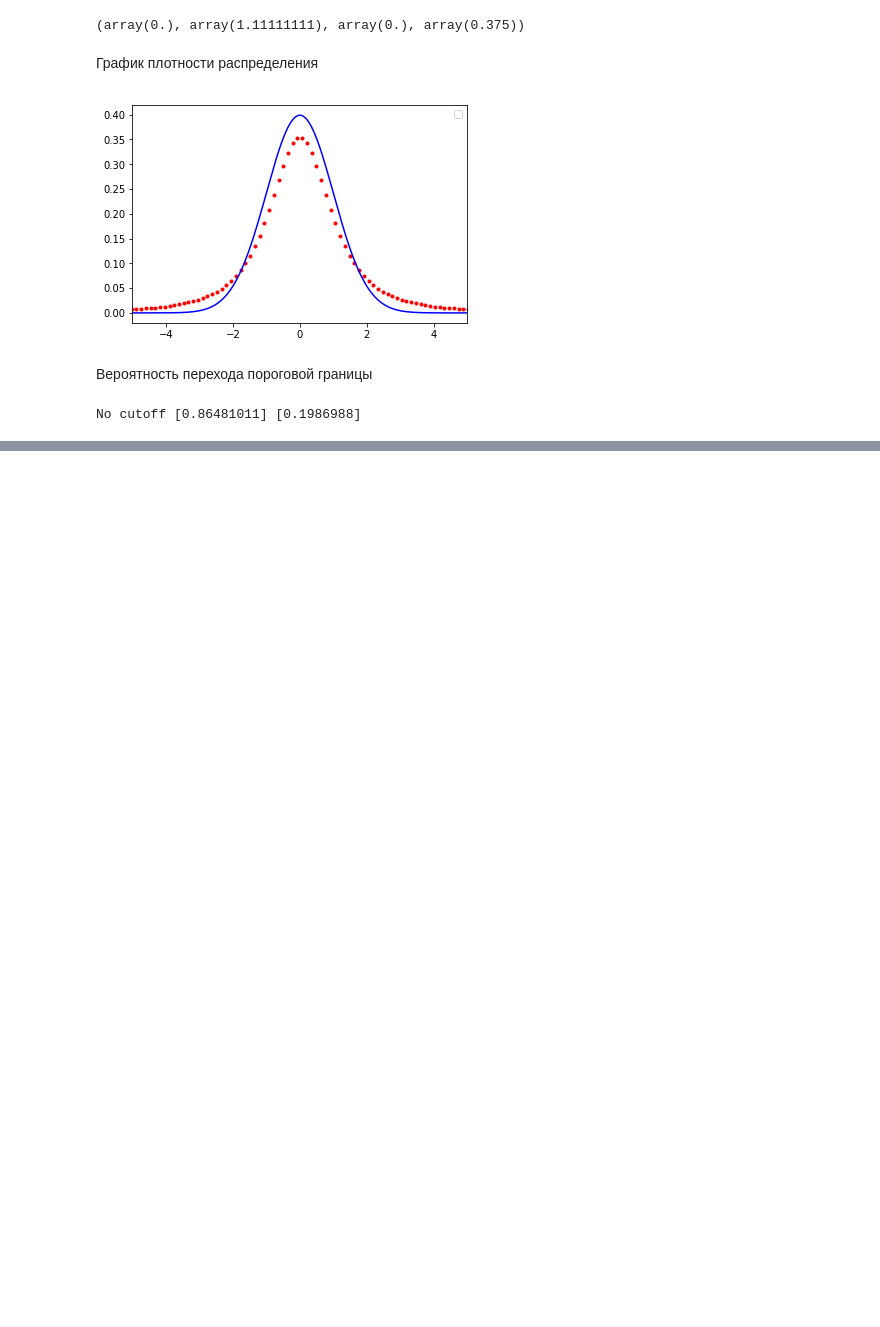
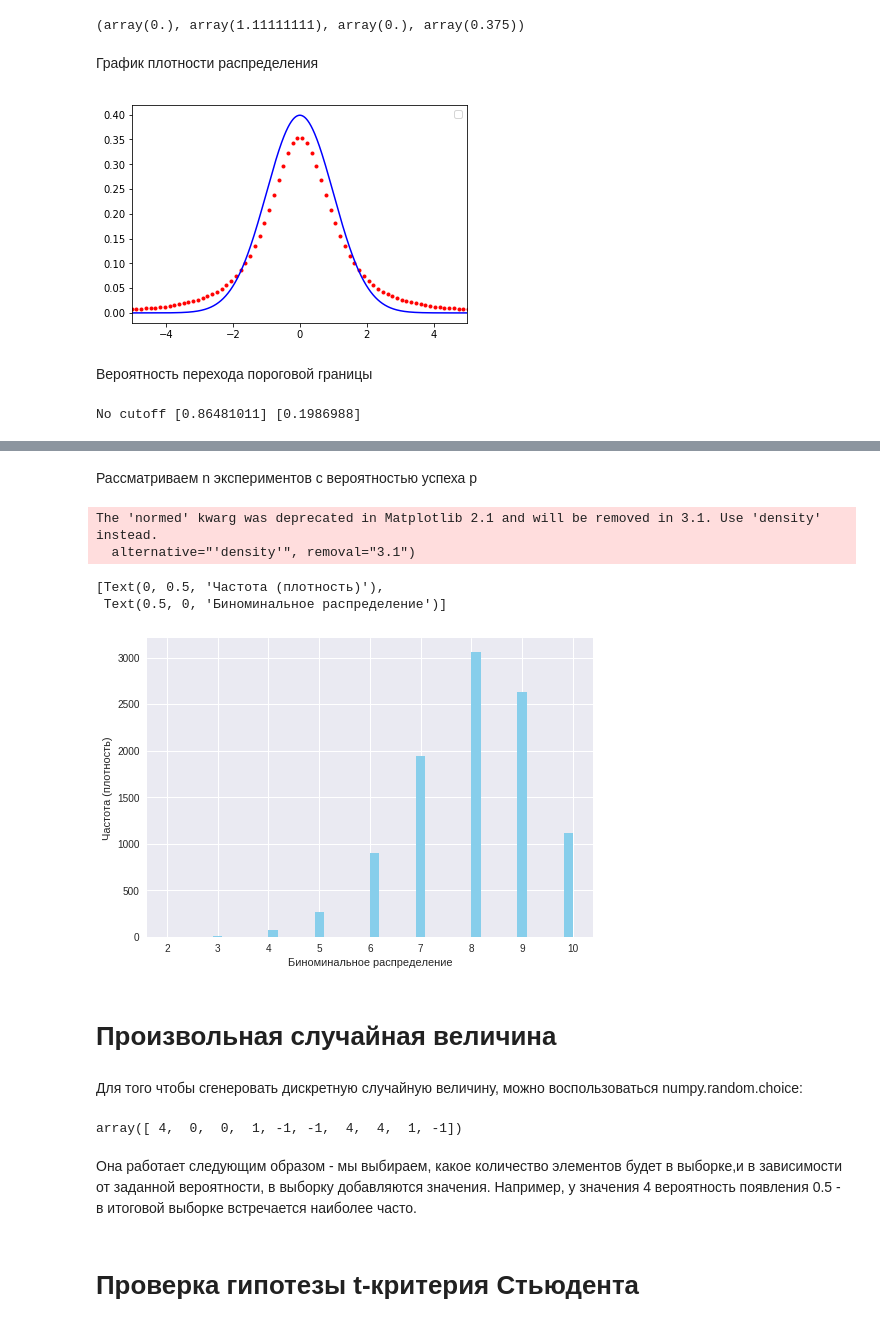
Before and after one commit to yustiks/statistics_in_python, a Jupyter notebook: statistics_3.ipynb, the cells around one changed output, grey strips where cells are left out. Drawn from its saved outputs; the diff is of its cells as text; code cells hidden in the pictures; blank space fills up the shorter version.

```diff
--- a/statistics_3.ipynb
+++ b/statistics_3.ipynb
@@ -54,0 +84,30 @@ No cutoff [0.86481011] [0.1986988]
+# %%
+data_binom = stats.binom.rvs(n=10,p=0.8,size=10000)
+# %% [markdown]
+Рассматриваем n экспериментов с вероятностью успеха p
+# %%
+ax = sns.distplot(data_binom,
+                  kde=False,
+                  color='skyblue',
+                  hist_kws={"linewidth": 15,'alpha':1})
+ax.set(xlabel='Биноминальное распределение', ylabel='Частота (плотность)')
+# %% [output]
+The 'normed' kwarg was deprecated in Matplotlib 2.1 and will be removed in 3.1. Use 'density' instead.
+  alternative="'density'", removal="3.1")
+[Text(0, 0.5, 'Частота (плотность)'),
+ Text(0.5, 0, 'Биноминальное распределение')]
+[figure, added]
+# %% [markdown]
+# Произвольная случайная величина
+# %% [markdown]
+Для того чтобы сгенеровать дискретную случайную величину, можно воспользоваться numpy.random.choice:
+# %%
+sample = np.array([1, 4, -1, 0])
+probas = [0.15, 0.5, 0.16, 0.19]
+np.random.choice(sample, 10, p=probas)
+# %% [output]
+array([ 4,  0,  0,  1, -1, -1,  4,  4,  1, -1])
+# %% [markdown]
+Она работает следующим образом - мы выбираем, какое количество элементов будет в выборке,и в зависимости от заданной вероятности, в выборку добавляются значения. Например, у значения 4 вероятность появления 0.5 - в итоговой выборке встречается наиболее часто.
+# %% [markdown]
+# Проверка гипотезы t-критерия Стьюдента
```
Also changed, not shown: parts of 31 cells of this notebook.
